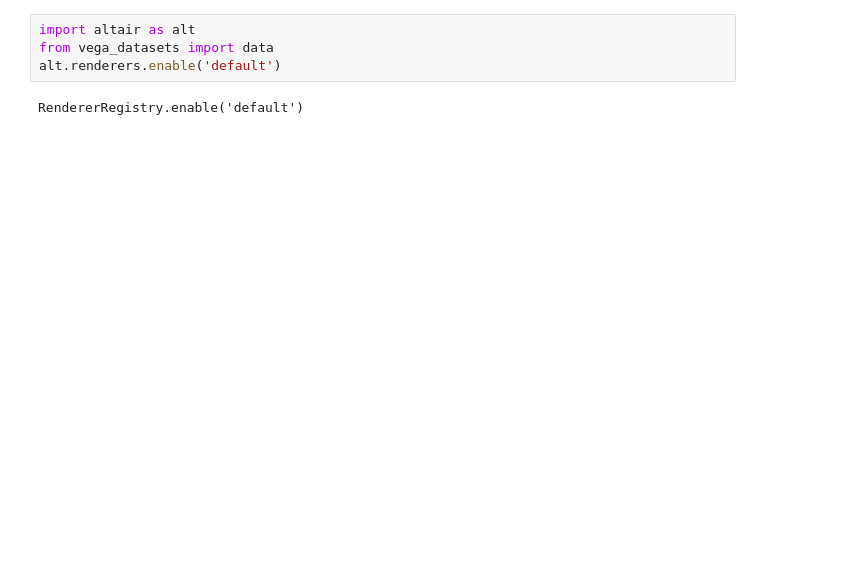
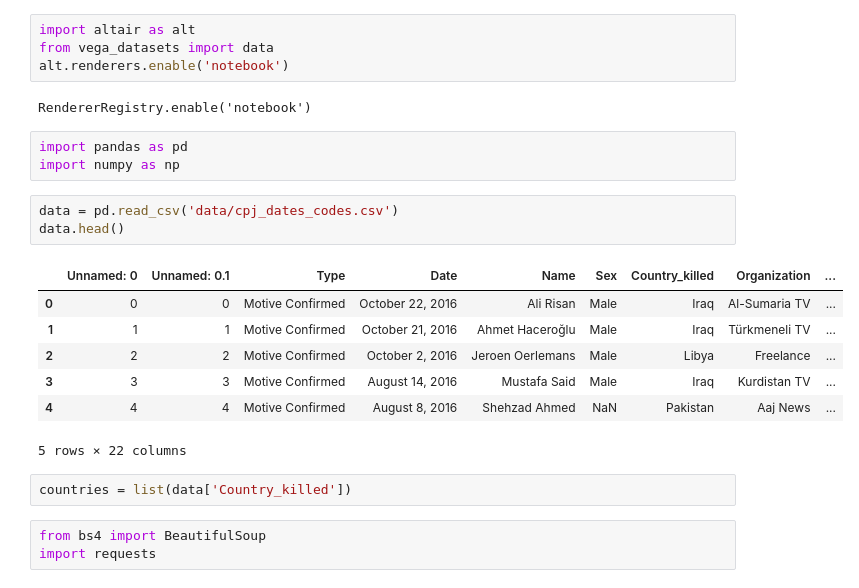
Before and after one commit to seashiva94/data_viz_project, a Jupyter notebook: mapColor.ipynb, the cells around one changed output. Saved outputs shown, nothing was run; the diff lists cells and outputs as text; blank space fills up the shorter version.

```diff
--- a/mapColor.ipynb
+++ b/mapColor.ipynb
@@ -1,6 +1,25 @@
 # %%
 import altair as alt
 from vega_datasets import data
-alt.renderers.enable('default')
+alt.renderers.enable('notebook')
 # %% [output]
-RendererRegistry.enable('default')
+RendererRegistry.enable('notebook')
+# %%
+import pandas as pd
+import numpy as np
+# %%
+data = pd.read_csv('data/cpj_dates_codes.csv')
+data.head()
+# %% [output]
+|  | Unnamed: 0 | Unnamed: 0.1 | Type | Date | Name | Sex | Country_killed | Organization | ... |
+| 0 | 0 | 0 | Motive Confirmed | October 22, 2016 | Ali Risan | Male | Iraq | Al-Sumaria TV | ... |
+| 1 | 1 | 1 | Motive Confirmed | October 21, 2016 | Ahmet Haceroğlu | Male | Iraq | Türkmeneli TV | ... |
+| 2 | 2 | 2 | Motive Confirmed | October 2, 2016 | Jeroen Oerlemans | Male | Libya | Freelance | ... |
+| 3 | 3 | 3 | Motive Confirmed | August 14, 2016 | Mustafa Said | Male | Iraq | Kurdistan TV | ... |
+| 4 | 4 | 4 | Motive Confirmed | August 8, 2016 | Shehzad Ahmed | NaN | Pakistan | Aaj News | ... |
+5 rows × 22 columns
+# %%
+countries = list(data['Country_killed'])
+# %%
+from bs4 import BeautifulSoup
+import requests
```
Also changed, not shown: parts of 12 cells of this notebook.
